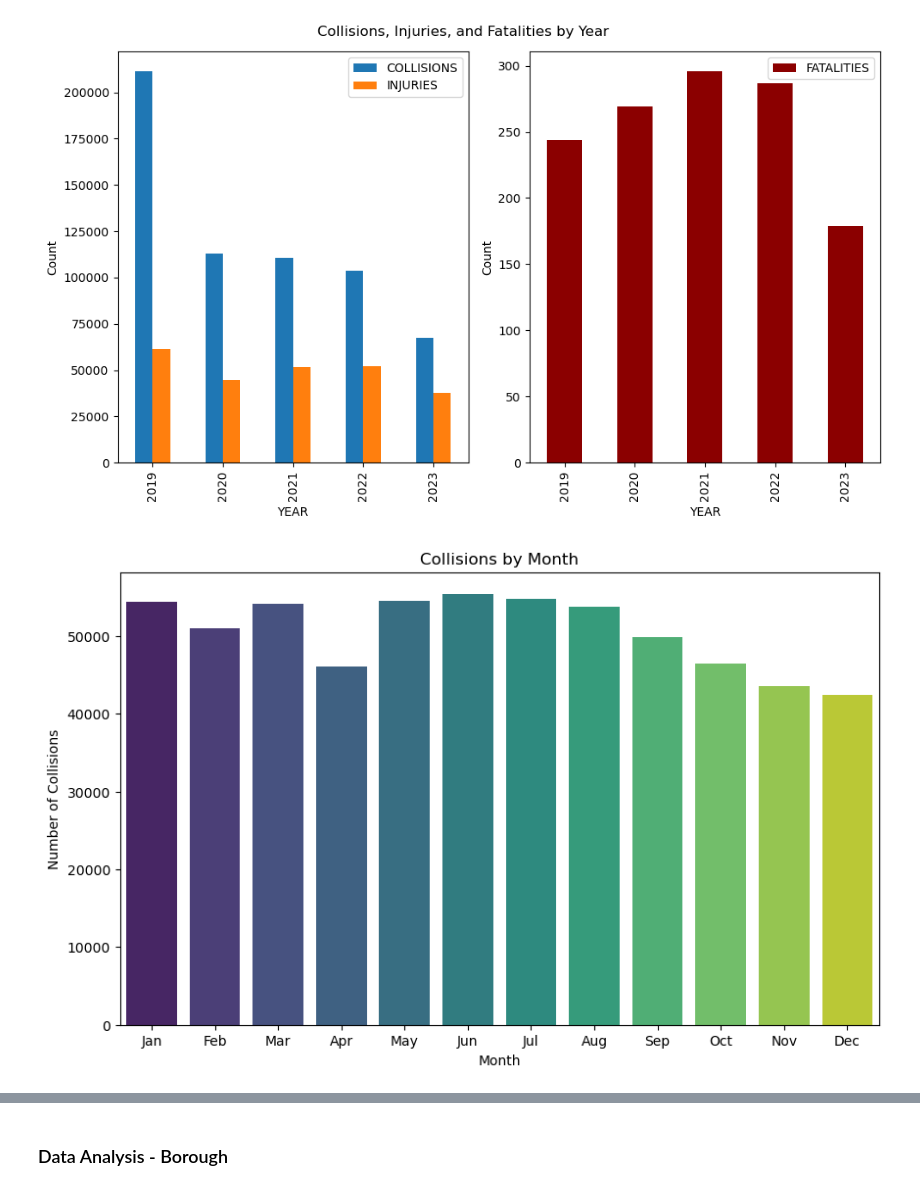
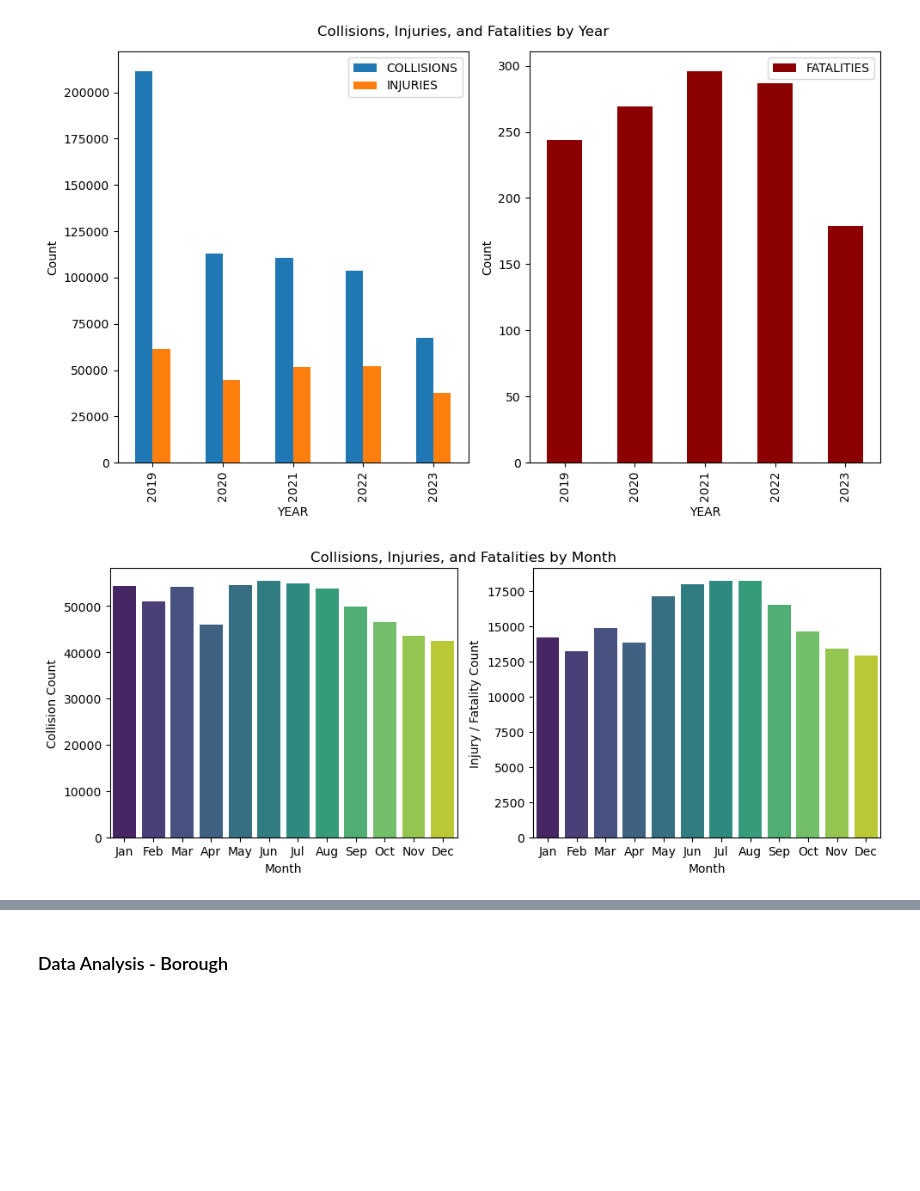
Before and after one commit to NedKost/MS-AAI-500-Team-Project, a Jupyter notebook: NYC Traffic Collision Analysis and Modeling.ipynb, the cells around one changed output, grey strips where cells are left out. Cells and saved outputs as stored; diff of their text form; code cells hidden in the pictures; blank space fills up the shorter version.

```diff
--- a/NYC Traffic Collision Analysis and Modeling.ipynb
+++ b/NYC Traffic Collision Analysis and Modeling.ipynb
@@ -410,30 +492,68 @@ plt.show()
 # %% [output]
 [figure]
 # %%
+# Filter dataset to only include injuries or fatalities
+filtered_df = mvc_cleaned_df[(mvc_cleaned_df['HAS INJURY'] == 1) | (mvc_cleaned_df['HAS FATALITY'] == 1) ]
+
+# Define the Grid layout that will hold the graph plots
+gs = gridspec.GridSpec(1, 2)
+fig = plt.figure(figsize=(10, 4))
+
+# Create sub-plots for the 2 graphs
+ax1 = fig.add_subplot(gs[0])
+ax2 = fig.add_subplot(gs[1])
+
 # Graph Collisions by Month
-plt.figure(figsize=(10, 6))
-sns.countplot(data=mvc_cleaned_df, x="CRASH MONTH", palette="viridis")
-plt.title("Collisions by Month")
-plt.ylabel("Number of Collisions")
-plt.xlabel("Month")
-plt.xticks(
+sns.countplot(data=mvc_cleaned_df, x="CRASH MONTH", palette="viridis", ax=ax1)
+sns.countplot(data=filtered_df, x="CRASH MONTH", palette="viridis", ax=ax2)
+
+# Add Labels to axis for the 2 graphs
+ax1.set_ylabel("Collision Count")
+ax2.set_ylabel("Injury / Fatality Count")
+ax1.set_xlabel("Month")
+ax2.set_xlabel("Month")
+ax1.set_xticks(
     ticks=range(12),
     labels=[
         "Jan",
         "Feb",
         "Mar",
         "Apr",
         "May",
         "Jun",
         "Jul",
         "Aug",
         "Sep",
         "Oct",
         "Nov",
         "Dec",
     ],
 )
+ax2.set_xticks(
+    ticks=range(12),
+    labels=[
+        "Jan",
+        "Feb",
+        "Mar",
+        "Apr",
+        "May",
+        "Jun",
+        "Jul",
+        "Aug",
+        "Sep",
+        "Oct",
+        "Nov",
+        "Dec",
+    ],
+)
+
+# Pretty up the graphs
+fig.tight_layout()
+fig.supylabel("")
+fig.supxlabel("")
+fig.suptitle("Collisions, Injuries, and Fatalities by Month")
+fig.subplots_adjust(top=0.93)
 plt.show()
 # %% [output]
-[figure, old version]
+[figure, new version]
 # %%
```
Also changed, not shown: parts of 19 cells of this notebook.
